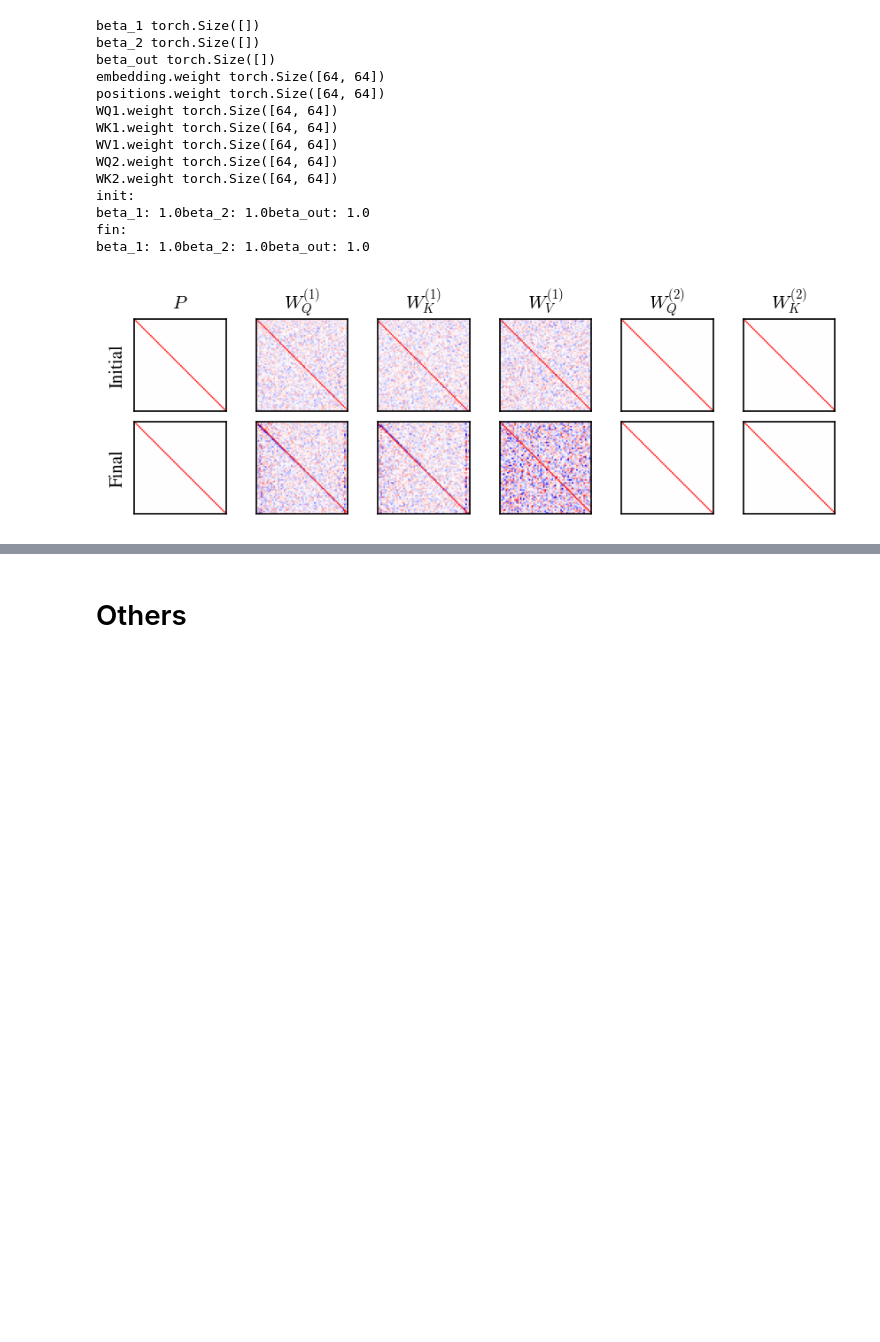
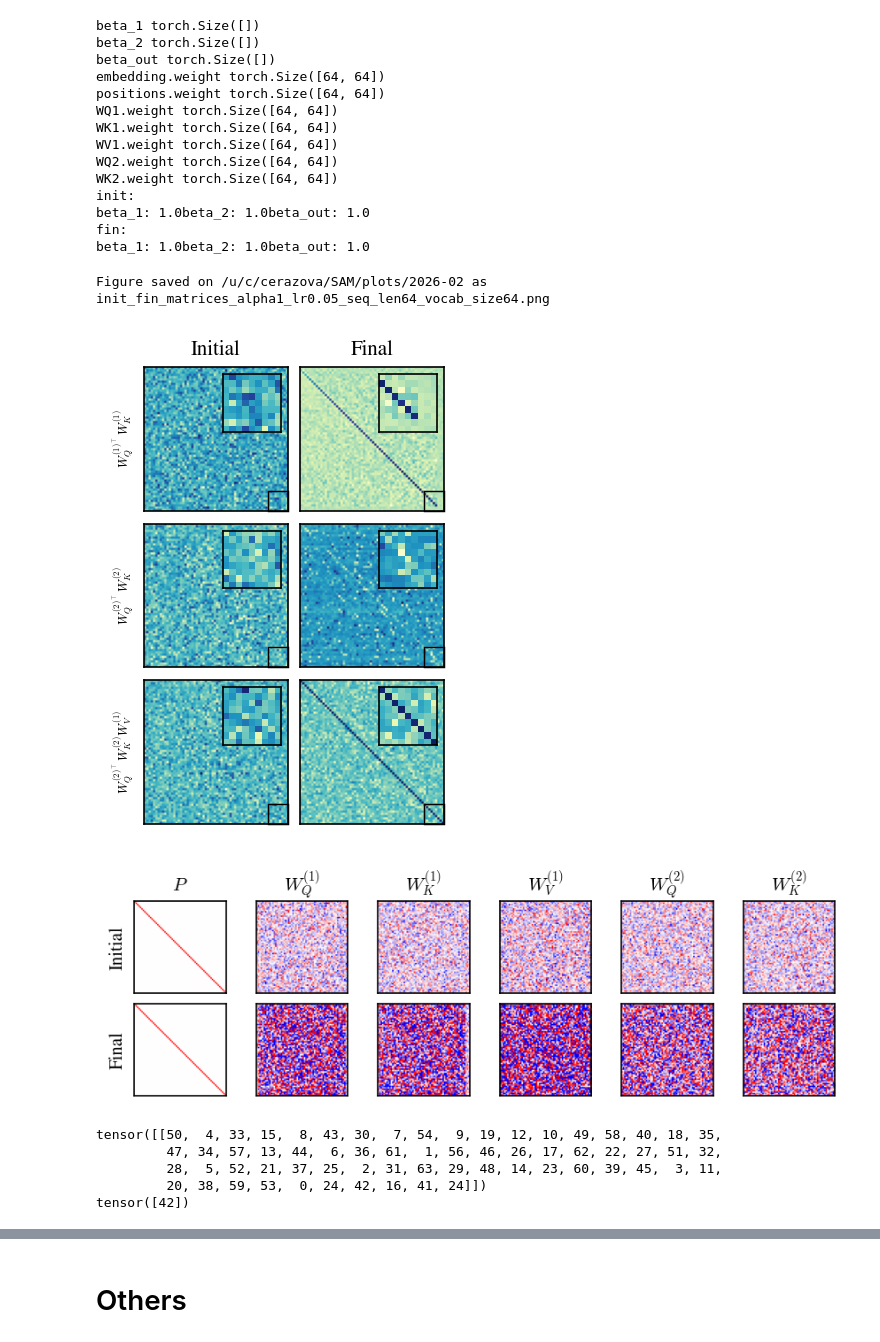
Before and after one commit to CristopherErazo/SAM, a Jupyter notebook: notebooks/26_02_09_Simplified_Task.ipynb, the cells around one changed output, grey strips where cells are left out. Cells and saved outputs as stored; diff of their text form; code cells hidden in the pictures; blank space fills up the shorter version.

```diff
--- a/notebooks/26_02_09_Simplified_Task.ipynb
+++ b/notebooks/26_02_09_Simplified_Task.ipynb
@@ -269,6 +276,61 @@ init:
 beta_1: 1.0beta_2: 1.0beta_out: 1.0
 fin:
 beta_1: 1.0beta_2: 1.0beta_out: 1.0
+# %%
+set_font_sizes(conf='tight')
+cmap = 'YlGnBu'
+titles = [r'$W_Q^{(1)^\top} W_K^{(1)}$',r'$W_Q^{(2)^\top} W_K^{(2)}$',r'$W_Q^{(2)^\top} W_K^{(2)} W_V^{(1)}$']
+ncols = 2
+nrows = 3
+V = vocab_size
+x = np.arange(V)
+# Create figure
+fig , axes = create_fig(ncols=ncols,nrows=nrows,size='double',w=0.32,h=0.46,sharex=False)
+
+for i , state in enumerate(states):
+    WQ1 = models[state]['WQ1.weight'].cpu().numpy()
+    WK1 = models[state]['WK1.weight'].cpu().numpy()
+    WQ2 = models[state]['WQ2.weight'].cpu().numpy()
+    WK2 = models[state]['WK2.weight'].cpu().numpy()
+    WV1 = models[state]['WV1.weight'].cpu().numpy()
+    matrices = [WQ1.T@WK1, WQ2.T@WK2, WQ2.T@WK2@WV1]
+    for j , lb in enumerate(titles):
+        ax = axes[j,i]
+        ax.tick_params(left=False, bottom=False, labelleft=False, labelbottom=False)
+        ax.spines[['bottom','left','top','right']].set_visible(True)
+        if j == 0: ax.set_title([r'Initial', r'Final'][i])
+        if i == 0: ax.set_ylabel(titles[j],fontsize=FONTSIZES['xs'])
+        M = matrices[j]
+        mx = M.max()
+        # ax.pcolormesh(x,x[::-1],M,cmap=cmap,vmax=mx*0.3,shading=None)
+        im = ax.imshow(M,cmap=cmap,vmax=1.0*mx)
+        # Insert axis to show closer look at the top-left corner
+        if True:
+            axins = ax.inset_axes([0.55, 0.55, 0.4, 0.4])  # [x0, y0, width, height]
+            axins.spines[['bottom','left','top','right']].set_visible(True)
+            # axins.pcolormesh(x,x[::-1],M,cmap=cmap,vmax=mx*0.3)
+            axins.imshow(M,cmap=cmap,vmax=1.0*mx)
+            # axins.plot([0,V],[0,V],ls='--',c='red',lw=0.5)
+            axins.set_xlim(V-9.5,V-0.5)
+            axins.set_ylim(V-0.5,V-9.5)
+            axins.set_xticks([])
+            axins.set_yticks([])
+            # ax.indicate_inset_zoom(axins, edgecolor='black', lw=0.5)
+            box, c1 = ax.indicate_inset_zoom(axins, edgecolor="black", alpha=1,lw=0.7)
+            c1[0].set_visible(False)
+            c1[1].set_visible(False)
+            c1[2].set_visible(False)
+            c1[3].set_visible(False)
+            # ax.indicate_inset_zoom(axins, edgecolor="black", alpha=1,lw=0.7)
+            plt.setp([c1[:]], linestyle=":", lw=0.7)
+
+
+# names = [*fix_names, '']
+params = make_params_dict([*fix_names,'alpha'])
+save_fig(fig, 'init_fin_matrices',params=params,date=True)
+# %% [output]
+Figure saved on /u/c/cerazova/SAM/plots/2026-02 as init_fin_matrices_alpha1_lr0.05_seq_len64_vocab_size64.png
+[figure, added]
 # %%
 # Settings
 keys = ['positions','WQ1','WK1','WV1','WQ2','WK2','WV2'][:-1]
@@ -279,7 +341,7 @@ ncols = len(keys)
 w_ratios = [1]*len(keys)
 cmap = 'bwr'
 # vlim = [0.05,0.05,0.05,0.05,0.05,0.05,0.05]
-vlim = [0.2]*len(keys)
+vlim = [0.1]*len(keys)
 set_font_sizes(conf='tight')
 
 # Create figure
@@ -305,6 +367,23 @@ names = ['vocab_size','seq_len','lr','alpha']
 params = make_params_dict(names)
 # save_fig(fig, 'params_init_fin_small',params=params,date=True)
 # %% [output]
-[figure, old version]
+[figure, new version]
 # %%
-import math
+state = models['fin']
+model.load_state_dict(state)
+
+input , target , _ = get_sample_permut(vocab_size,seq_len)
+input = input.unsqueeze(0)
+target = target.unsqueeze(0)
+# print('Input:\n', input)
+# print('Target:\n', target)
+
+output = model.full_output(input)
+print(input)
+print(target)
+# %% [output]
+tensor([[50,  4, 33, 15,  8, 43, 30,  7, 54,  9, 19, 12, 10, 49, 58, 40, 18, 35,
+         47, 34, 57, 13, 44,  6, 36, 61,  1, 56, 46, 26, 17, 62, 22, 27, 51, 32,
+         28,  5, 52, 21, 37, 25,  2, 31, 63, 29, 48, 14, 23, 60, 39, 45,  3, 11,
+         20, 38, 59, 53,  0, 24, 42, 16, 41, 24]])
+tensor([42])
```
Also changed, not shown: parts of 6 cells of this notebook, 6 other files.
